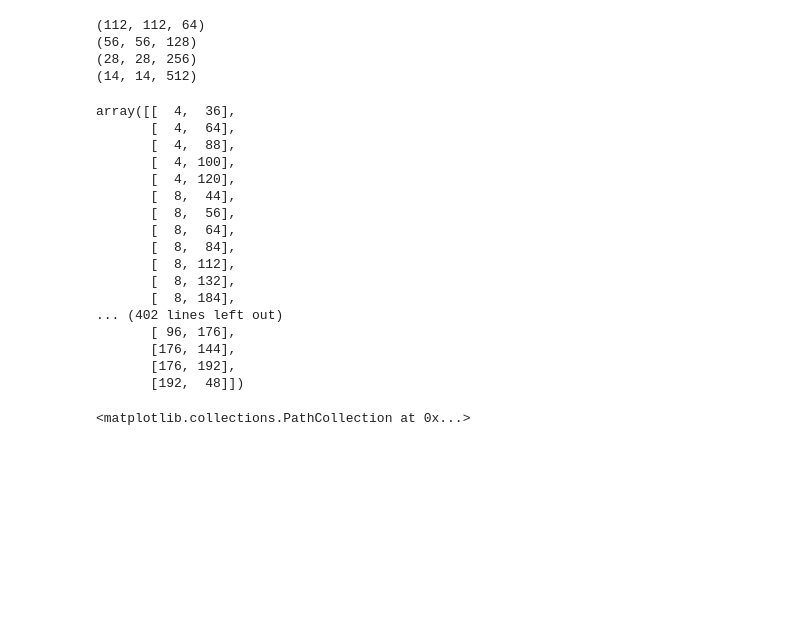
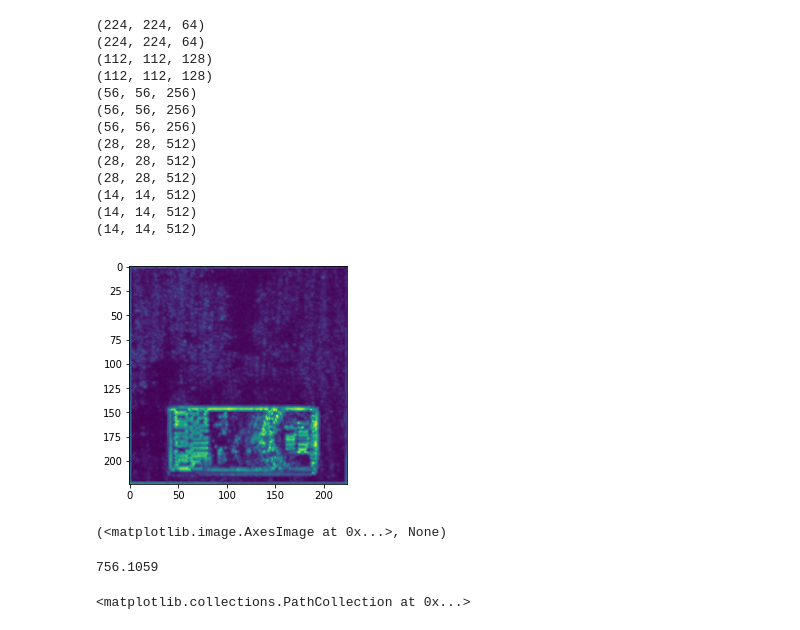
Before and after one commit to liamaltarac/SYS809_Feature_Matching, a Jupyter notebook: test_no_location.ipynb, the cells around one changed output. Cells and saved outputs as stored; diff of their text form; code cells hidden in the pictures; blank space fills up the shorter version.

```diff
--- a/test_no_location.ipynb
+++ b/test_no_location.ipynb
@@ -136,58 +194,78 @@ layer_13 = lap_mag(get_cnn_out(img, 13))
 #plt.imshow(layer_11),plt.show()
 #plt.imshow(layer_12), plt.show()
 #plt.imshow(layer_13), plt.show()
 
 keypoint_coords = np.concatenate((keypoint_coords,  np.multiply(local_arg_exrtrema_1(layer_11), 8)), axis=0 )
 keypoint_coords = np.concatenate((keypoint_coords,  np.multiply(local_arg_exrtrema_1(layer_12), 8)), axis=0 )
 keypoint_coords = np.concatenate((keypoint_coords,  np.multiply(local_arg_exrtrema_1(layer_13), 8)), axis=0 )
 
 
 # Block 4 : layer 15,16,17
 layer_15 = lap_mag(get_cnn_out(img, 15))
 layer_16 = lap_mag(get_cnn_out(img, 16))
 layer_17 = lap_mag(get_cnn_out(img, 17))
 keypoint_coords = np.concatenate((keypoint_coords, np.multiply( local_arg_exrtrema_1(layer_15), 16)), axis=0  )
 keypoint_coords = np.concatenate((keypoint_coords, np.multiply( local_arg_exrtrema_1(layer_16), 16)), axis=0  )
 keypoint_coords = np.concatenate((keypoint_coords, np.multiply( local_arg_exrtrema_1(layer_17), 16)), axis=0  )
 '''
-layer_3 = lap_mag(get_cnn_out(img, 3))
+'''layer_3 = lap_mag(get_cnn_out(img, 3))
 layer_6 = lap_mag(get_cnn_out(img, 6))
 layer_10 = lap_mag(get_cnn_out(img, 10))
 layer_14 = lap_mag(get_cnn_out(img, 14))
 #plt.imshow(layer_7),plt.show()
 #plt.imshow(layer_8), plt.show()
 #plt.imshow(layer_9), plt.show()
 
 
 keypoint_coords = np.multiply(local_arg_exrtrema_1(layer_6), 4)
 #keypoint_coords = np.concatenate((keypoint_coords, np.multiply(local_arg_exrtrema_1(layer_6), 4)), axis=0)
 keypoint_coords = np.concatenate((keypoint_coords, np.multiply(local_arg_exrtrema_1(layer_10), 8)), axis=0)
-keypoint_coords = np.concatenate((keypoint_coords, np.multiply(local_arg_exrtrema_1(layer_14), 16)), axis=0)
+keypoint_coords = np.concatenate((keypoint_coords, np.multiply(local_arg_exrtrema_1(layer_14), 16)), axis=0)'''
+
+layer_1 = get_cnn_out(img, 1)
+layer_2 =  get_cnn_out(img, 2)
+block_1 = (lap_mag(layer_1) +  lap_mag(layer_2)) /2
+
+layer_4 = get_cnn_out(img, 4)
+layer_5 =  get_cnn_out(img, 5)
+block_2 = (lap_mag(layer_4) +  lap_mag(layer_5)) /2
+
+layer_7 = get_cnn_out(img, 7)
+layer_8 =  get_cnn_out(img, 8)
+layer_9 =  get_cnn_out(img, 9)
+block_3 = (lap_mag(layer_7) +  lap_mag(layer_8) +  lap_mag(layer_9)) /3
+
+layer_11 = get_cnn_out(img, 11)
+layer_12 =  get_cnn_out(img, 12)
+layer_13 =  get_cnn_out(img, 13)
+block_4 = (lap_mag(layer_11) +  lap_mag(layer_12) +  lap_mag(layer_13)) /3
+
+layer_15 = get_cnn_out(img, 15)
+layer_16 =  get_cnn_out(img, 16)
+layer_17 =  get_cnn_out(img, 17)
+block_5 = (lap_mag(layer_15) +  lap_mag(layer_16) +  lap_mag(layer_17)) /3
+
+plt.imshow(block_1),plt.show()
 # %% [output]
-(112, 112, 64)
-(56, 56, 128)
-(28, 28, 256)
+(224, 224, 64)
+(224, 224, 64)
+(112, 112, 128)
+(112, 112, 128)
+(56, 56, 256)
+(56, 56, 256)
+(56, 56, 256)
+(28, 28, 512)
+(28, 28, 512)
+(28, 28, 512)
 (14, 14, 512)
+(14, 14, 512)
+(14, 14, 512)
+[figure, added]
+(<matplotlib.image.AxesImage at 0x...>, None)
-# %%
-keypoint_coords
-# %% [output]
-array([[  4,  36],
-       [  4,  64],
-       [  4,  88],
-       [  4, 100],
-       [  4, 120],
-       [  8,  44],
-       [  8,  56],
-       [  8,  64],
-       [  8,  84],
-       [  8, 112],
-       [  8, 132],
-       [  8, 184],
-... (402 lines left out)
-       [ 96, 176],
-       [176, 144],
-       [176, 192],
-       [192,  48]])
+# %%
+block_1
+# %% [output]
+756.1059
 # %%
 img = load_img(data_path1,[224,224], preprocess=False)
 
```
Also changed, not shown: parts of 4 cells of this notebook.
